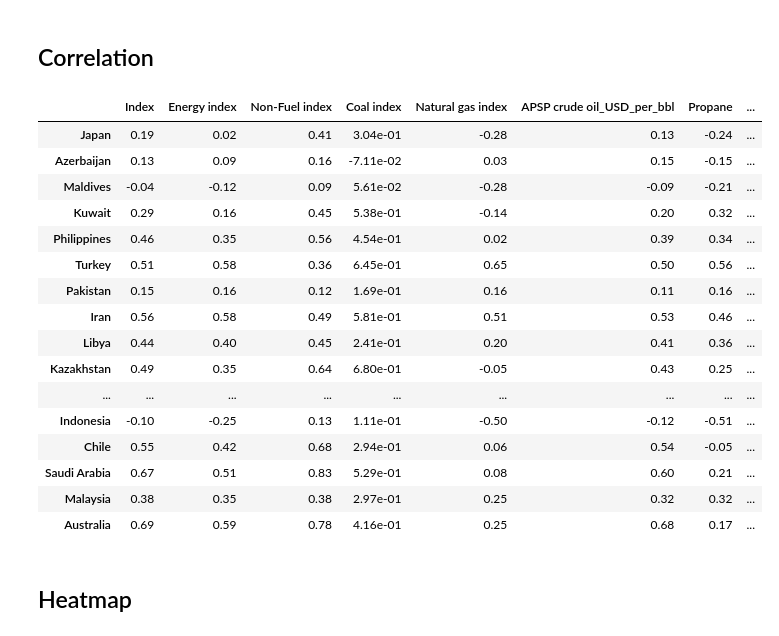
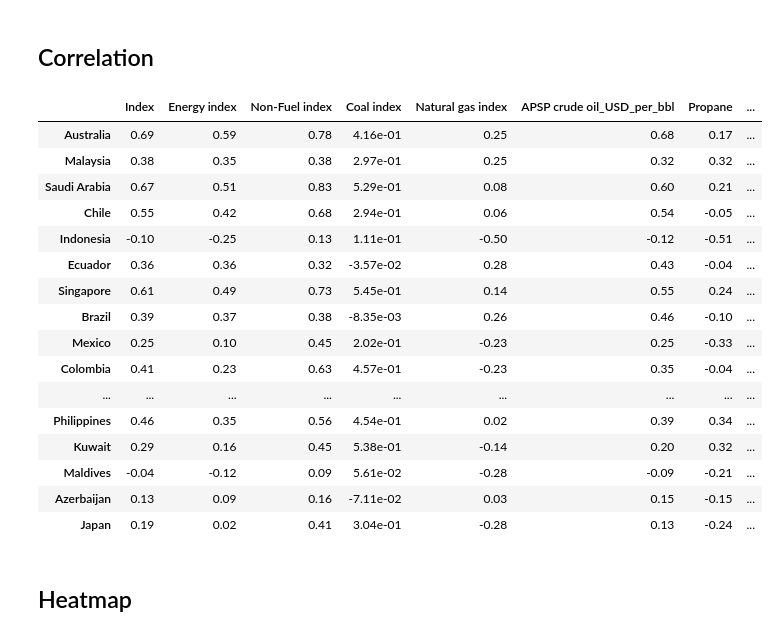
Before and after one commit to Vitaly-Yakutenko/ds_project_2019, a Jupyter notebook: notebooks/Parse_sponsorship_data.ipynb, the cells around one changed output. Saved outputs shown, nothing was run; the diff lists cells and outputs as text; code cells hidden in the pictures.

```diff
--- a/notebooks/Parse_sponsorship_data.ipynb
+++ b/notebooks/Parse_sponsorship_data.ipynb
@@ -2,6 +2,7 @@
 import numpy as np
 import pandas as pd
 pd.options.display.precision = 2
+pd.options.display.max_columns = 50
 # %%
 import re
 import os
@@ -26,7 +27,9 @@ predictors_df['year'] = predictors_df.Date.apply(lambda x: int(x.split(' ')[1]))
 #predictors_df.head()
 # %%
 predictors_yearly_df = predictors_df.groupby('year').mean()
-predictors_yearly_df = predictors_yearly_df.join(predictors_yearly_df.shift(), rsuffix='_shifted')
+cols = predictors_yearly_df.columns
+predictors_yearly_df = predictors_yearly_df.join(predictors_yearly_df[cols].shift(), rsuffix='_1y_shift')
+predictors_yearly_df = predictors_yearly_df.join(predictors_yearly_df[cols].shift(2), rsuffix='_2y_shift')
 predictors_yearly_df = predictors_yearly_df.loc[2003:2018]
 # %%
 predictors_yearly_df.head()
@@ -140,29 +143,29 @@ training_set.set_index(['country', 'year'], inplace=True)
 # %%
 df = response_df.set_index(['country', 'year']).unstack('country')
 df.columns = df.columns.droplevel(0)
-df = df.loc[:2018][top_countries[::-1]]
+df = df.loc[:2018][top_countries]
 # %%
 correlation_df = predictors_yearly_df.join(df).corr()
-correlation_df = correlation_df[predictors_yearly_df.columns].loc[df.columns.values]
+correlation_df = correlation_df[predictors_yearly_df.columns].loc[list(df.columns.values)]
 correlation_df
 # %% [output]
 |  | Index | Energy index | Non-Fuel index | Coal index | Natural gas index | APSP crude oil_USD_per_bbl | Propane | ... |
+| Australia | 0.69 | 0.59 | 0.78 | 4.16e-01 | 0.25 | 0.68 | 0.17 | ... |
+| Malaysia | 0.38 | 0.35 | 0.38 | 2.97e-01 | 0.25 | 0.32 | 0.32 | ... |
+| Saudi Arabia | 0.67 | 0.51 | 0.83 | 5.29e-01 | 0.08 | 0.60 | 0.21 | ... |
+| Chile | 0.55 | 0.42 | 0.68 | 2.94e-01 | 0.06 | 0.54 | -0.05 | ... |
+| Indonesia | -0.10 | -0.25 | 0.13 | 1.11e-01 | -0.50 | -0.12 | -0.51 | ... |
+| Ecuador | 0.36 | 0.36 | 0.32 | -3.57e-02 | 0.28 | 0.43 | -0.04 | ... |
+| Singapore | 0.61 | 0.49 | 0.73 | 5.45e-01 | 0.14 | 0.55 | 0.24 | ... |
+| Brazil | 0.39 | 0.37 | 0.38 | -8.35e-03 | 0.26 | 0.46 | -0.10 | ... |
+| Mexico | 0.25 | 0.10 | 0.45 | 2.02e-01 | -0.23 | 0.25 | -0.33 | ... |
+| Colombia | 0.41 | 0.23 | 0.63 | 4.57e-01 | -0.23 | 0.35 | -0.04 | ... |
+| ... | ... | ... | ... | ... | ... | ... | ... | ... |
+| Philippines | 0.46 | 0.35 | 0.56 | 4.54e-01 | 0.02 | 0.39 | 0.34 | ... |
+| Kuwait | 0.29 | 0.16 | 0.45 | 5.38e-01 | -0.14 | 0.20 | 0.32 | ... |
+| Maldives | -0.04 | -0.12 | 0.09 | 5.61e-02 | -0.28 | -0.09 | -0.21 | ... |
+| Azerbaijan | 0.13 | 0.09 | 0.16 | -7.11e-02 | 0.03 | 0.15 | -0.15 | ... |
 | Japan | 0.19 | 0.02 | 0.41 | 3.04e-01 | -0.28 | 0.13 | -0.24 | ... |
-| Azerbaijan | 0.13 | 0.09 | 0.16 | -7.11e-02 | 0.03 | 0.15 | -0.15 | ... |
-| Maldives | -0.04 | -0.12 | 0.09 | 5.61e-02 | -0.28 | -0.09 | -0.21 | ... |
-| Kuwait | 0.29 | 0.16 | 0.45 | 5.38e-01 | -0.14 | 0.20 | 0.32 | ... |
-| Philippines | 0.46 | 0.35 | 0.56 | 4.54e-01 | 0.02 | 0.39 | 0.34 | ... |
-| Turkey | 0.51 | 0.58 | 0.36 | 6.45e-01 | 0.65 | 0.50 | 0.56 | ... |
-| Pakistan | 0.15 | 0.16 | 0.12 | 1.69e-01 | 0.16 | 0.11 | 0.16 | ... |
-| Iran | 0.56 | 0.58 | 0.49 | 5.81e-01 | 0.51 | 0.53 | 0.46 | ... |
-| Libya | 0.44 | 0.40 | 0.45 | 2.41e-01 | 0.20 | 0.41 | 0.36 | ... |
-| Kazakhstan | 0.49 | 0.35 | 0.64 | 6.80e-01 | -0.05 | 0.43 | 0.25 | ... |
-| ... | ... | ... | ... | ... | ... | ... | ... | ... |
-| Indonesia | -0.10 | -0.25 | 0.13 | 1.11e-01 | -0.50 | -0.12 | -0.51 | ... |
-| Chile | 0.55 | 0.42 | 0.68 | 2.94e-01 | 0.06 | 0.54 | -0.05 | ... |
-| Saudi Arabia | 0.67 | 0.51 | 0.83 | 5.29e-01 | 0.08 | 0.60 | 0.21 | ... |
-| Malaysia | 0.38 | 0.35 | 0.38 | 2.97e-01 | 0.25 | 0.32 | 0.32 | ... |
-| Australia | 0.69 | 0.59 | 0.78 | 4.16e-01 | 0.25 | 0.68 | 0.17 | ... |
 # %% [markdown]
 ## Heatmap
 # %%
```
Also changed, not shown: parts of 2 cells of this notebook.
